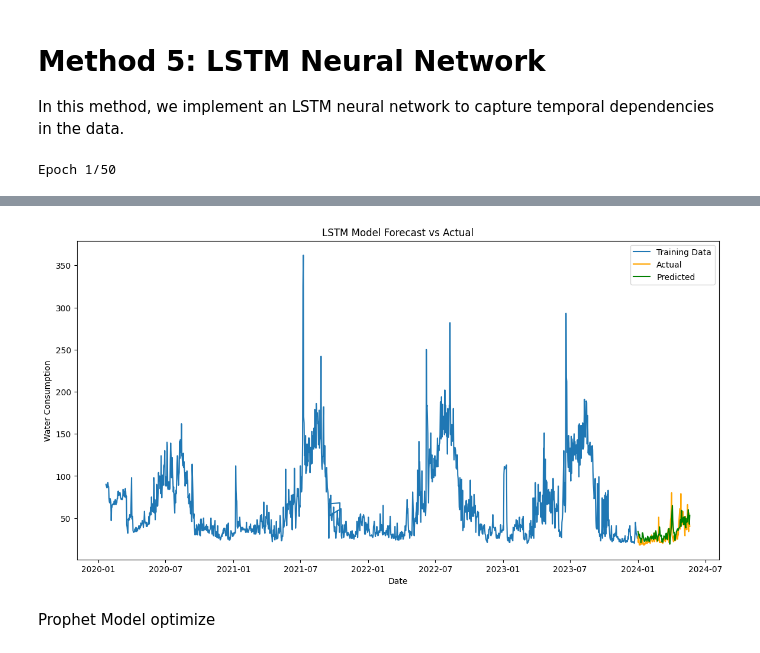
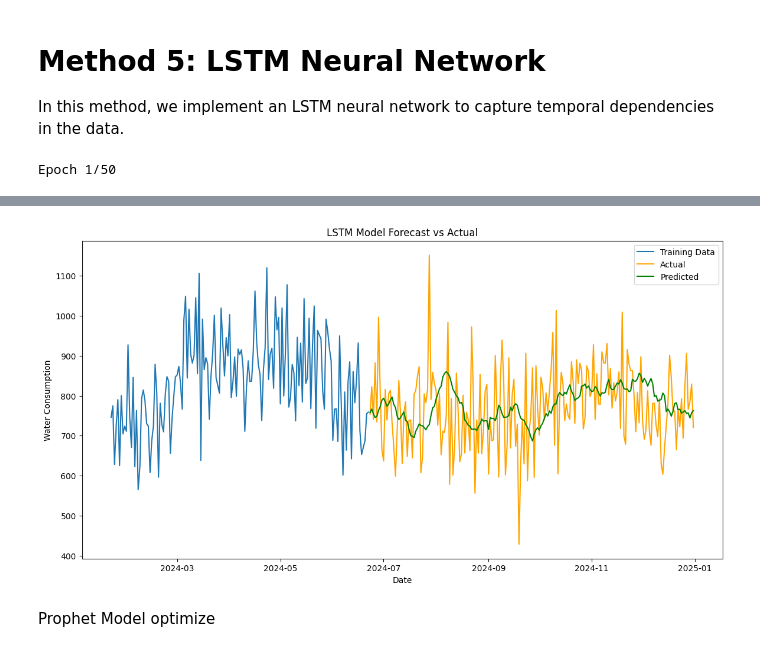
Before and after one commit to albinvar/hydrolink-plus, a Jupyter notebook: Water_Consumption_Forcasting.ipynb, the cells around one changed output, grey strips where cells are left out. Saved outputs shown, nothing was run; the diff lists cells and outputs as text; code cells hidden in the pictures.

```diff
--- a/Water_Consumption_Forcasting.ipynb
+++ b/Water_Consumption_Forcasting.ipynb
@@ -485,10 +527,10 @@ from sklearn.preprocessing import StandardScaler
 import matplotlib.pyplot as plt
 
 # Load data
-df = pd.read_csv('Data1.csv')
+df = pd.read_csv('Kerala_Household_Water_Usage_Dataset.csv')
 
 # Prepare data
-df['Date'] = pd.to_datetime(df['Date'], format='%m/%d/%Y')
+df['Date'] = pd.to_datetime(df['Date'])  # Automatically detects the correct format
 df.rename(columns={'Date': 'ds', 'Value': 'y'}, inplace=True)
 
 # Handle missing values
@@ -525,7 +567,7 @@ scaler = StandardScaler()
 df[features] = scaler.fit_transform(df[features])
 
 # Split data
-split_date = '2023-01-01'
+split_date = '2024-01-15'
 train = df[df['ds'] < split_date]
 test = df[df['ds'] >= split_date]
 X_train = train[features]
@@ -730,10 +791,10 @@ import lightgbm as lgb
 import matplotlib.pyplot as plt
 
 # Load data
-df = pd.read_csv('Data1.csv')
+df = pd.read_csv('Kerala_Household_Water_Usage_Dataset.csv')
 
 # Prepare data
-df['Date'] = pd.to_datetime(df['Date'], format='%m/%d/%Y')
+df['Date'] = pd.to_datetime(df['Date'])  # Automatically detects the correct format
 df.rename(columns={'Date': 'ds', 'Value': 'y'}, inplace=True)
 
 # Handle missing values
@@ -851,10 +895,11 @@ from sklearn.preprocessing import MinMaxScaler
 import matplotlib.pyplot as plt
 
 # Load data
-df = pd.read_csv('Data1.csv')
+df = pd.read_csv('Kerala_Household_Water_Consumption.csv')
 
-# Prepare data
-df['Date'] = pd.to_datetime(df['Date'], format='%m/%d/%Y')
+
+df['Date'] = pd.to_datetime(df['Date'], dayfirst=True)
+
 df.rename(columns={'Date': 'ds', 'Value': 'y'}, inplace=True)
 
 # Handle missing values
@@ -911,7 +956,7 @@ X, y = create_sequences(scaled_data, seq_length)
 dates = df['ds'].iloc[seq_length:].reset_index(drop=True)
 
 # Split data based on date
-split_date = pd.to_datetime('2024-01-01')
+split_date = pd.to_datetime('2024-06-23')
 
 train_indices = dates < split_date
 test_indices = dates >= split_date
@@ -997,4 +1042,4 @@ Mean Absolute Percentage Error: 25.16%
-[figure, old version]
+[figure, new version]
 # %% [markdown]
 Prophet Model optimize
 # %%
```
Also changed, not shown: parts of 7 cells of this notebook.
